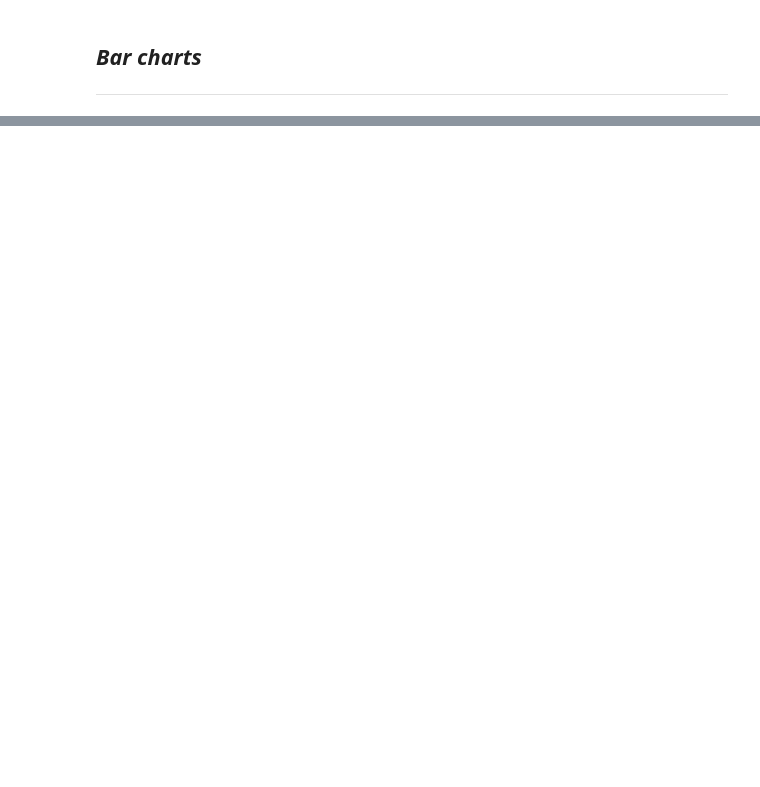
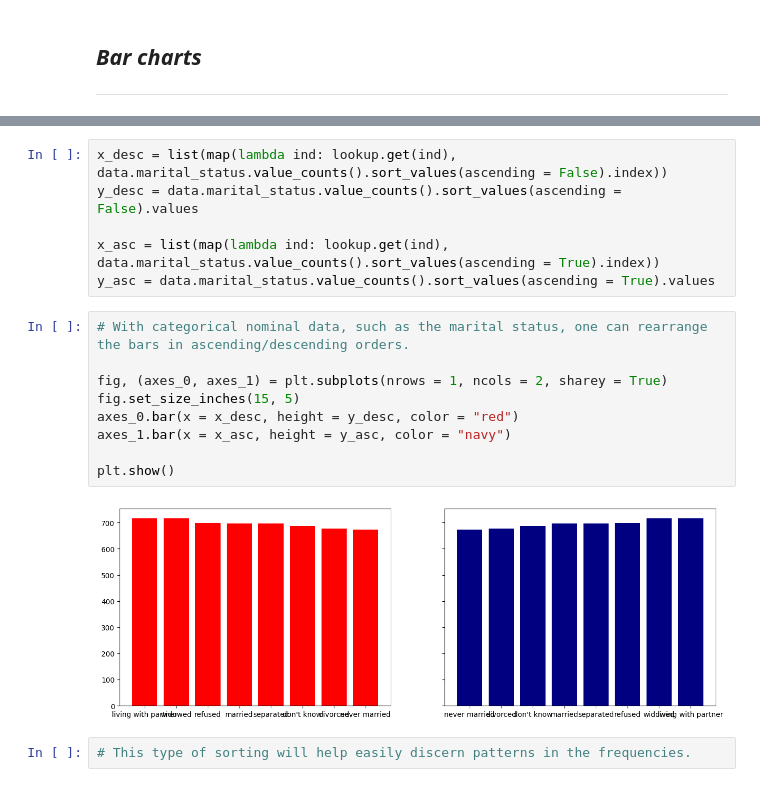
Before and after one commit to anoban/Understanding-and-Visualizing-Data-with-Python, a Jupyter notebook: anoban/Categorical Data.ipynb, the cells around one changed output, grey strips where cells are left out. Drawn from its saved outputs; the diff is of its cells as text; blank space fills up the shorter version.

```diff
--- a/anoban/Categorical Data.ipynb
+++ b/anoban/Categorical Data.ipynb
@@ -70,0 +86,19 @@ plt.show()
+# %%
+x_desc = list(map(lambda ind: lookup.get(ind), data.marital_status.value_counts().sort_values(ascending = False).index))
+y_desc = data.marital_status.value_counts().sort_values(ascending = False).values
+
+x_asc = list(map(lambda ind: lookup.get(ind), data.marital_status.value_counts().sort_values(ascending = True).index))
+y_asc = data.marital_status.value_counts().sort_values(ascending = True).values
+# %%
+# With categorical nominal data, such as the marital status, one can rearrange the bars in ascending/descending orders.
+
+fig, (axes_0, axes_1) = plt.subplots(nrows = 1, ncols = 2, sharey = True)
+fig.set_size_inches(15, 5)
+axes_0.bar(x = x_desc, height = y_desc, color = "red")
+axes_1.bar(x = x_asc, height = y_asc, color = "navy")
+
+plt.show()
+# %% [output]
+[figure, added]
+# %%
+# This type of sorting will help easily discern patterns in the frequencies.
```
Also changed, not shown: parts of 9 cells of this notebook, 1 other file.
